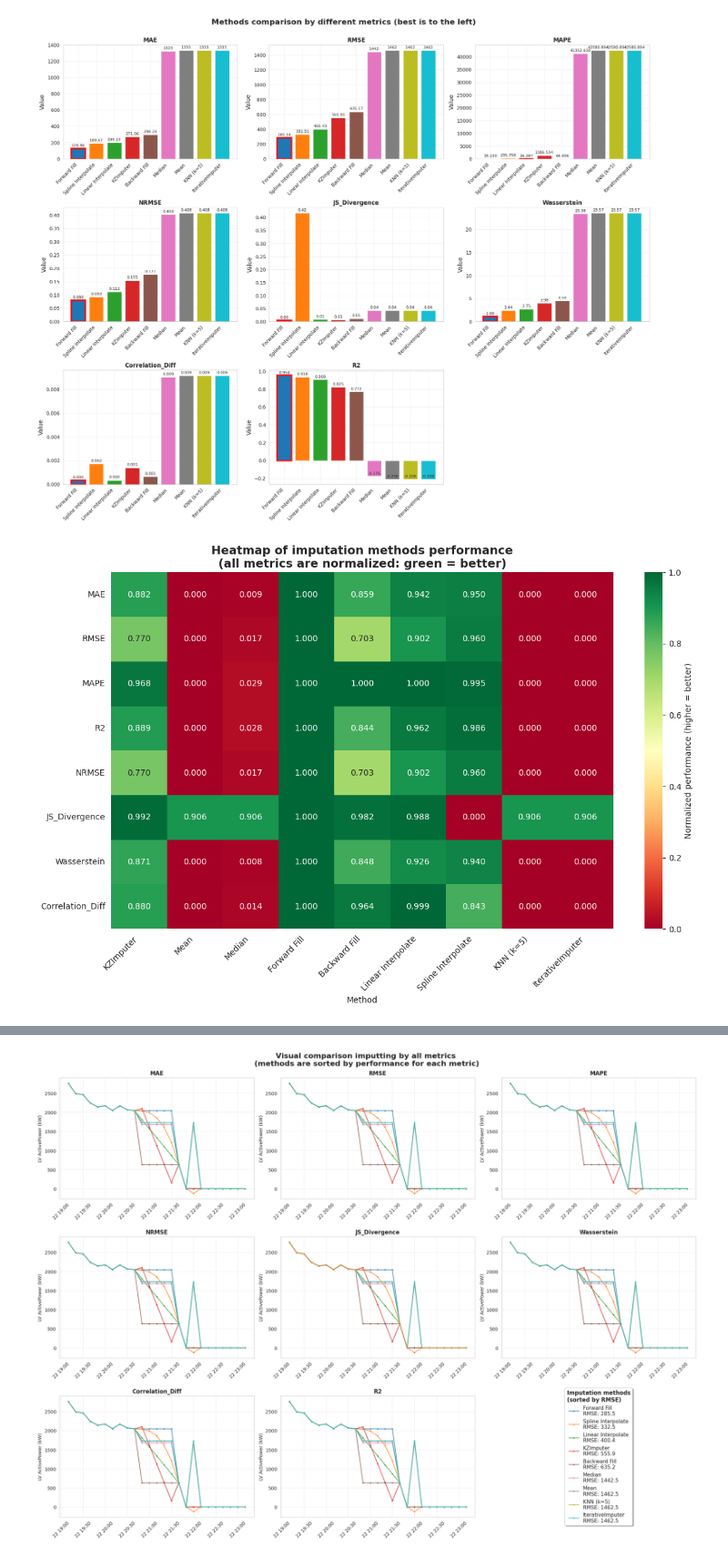
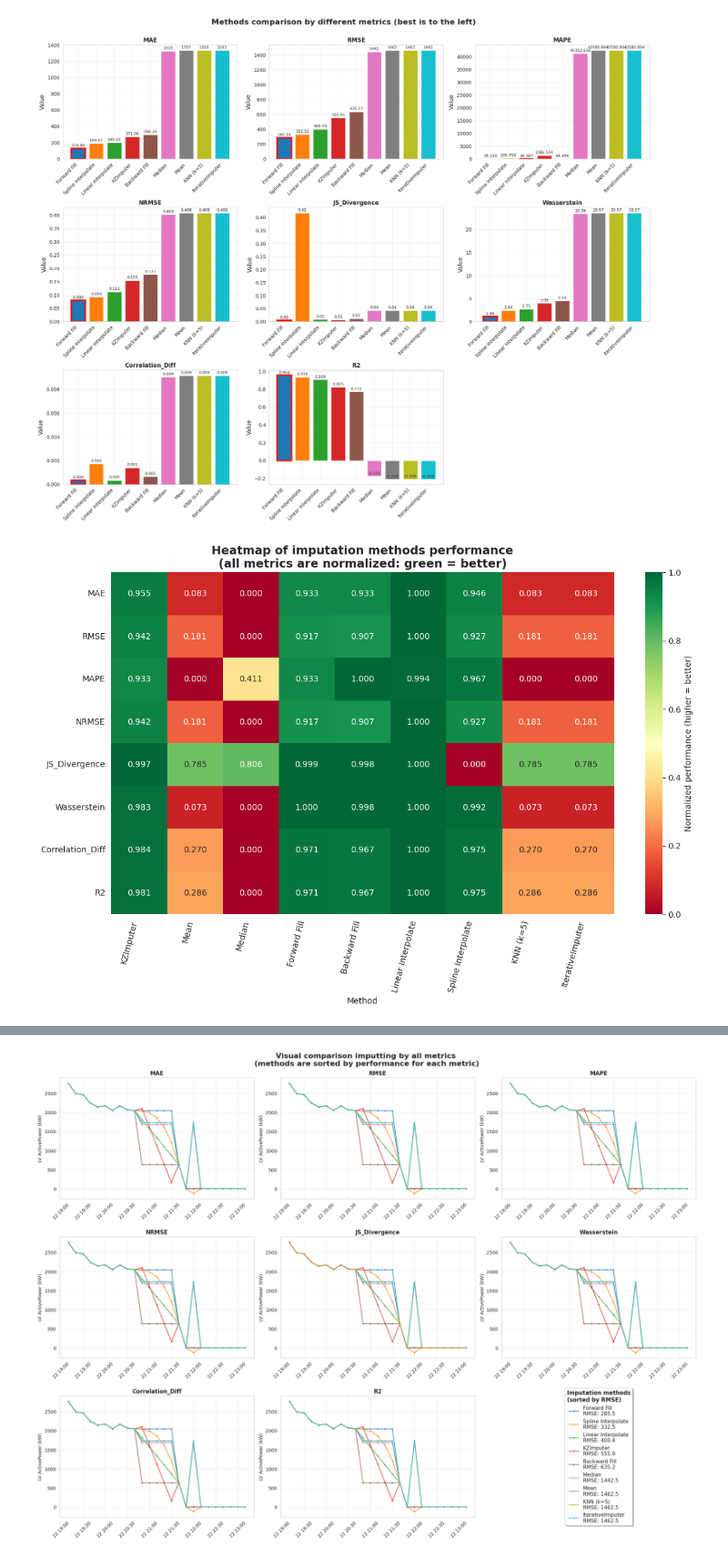
Before and after one commit to s-kav/kz_data_imputation, a Jupyter notebook: notebooks/analysis.ipynb, the cells around one changed output, grey strips where cells are left out. Shown at 91% size. Saved outputs shown, nothing was run; the diff lists cells and outputs as text; code cells hidden in the pictures.

```diff
--- a/notebooks/analysis.ipynb
+++ b/notebooks/analysis.ipynb
@@ -217,11 +493,5 @@ results_df
 # %%
-minimize_metrics = ['MAE', 'RMSE', 'MAPE', 'NRMSE', 'JS_Divergence', 'Wasserstein', 'Correlation_Diff', 'Time (s)']
-maximize_metrics = ['R2']
-all_main_metrics = minimize_metrics[:-1] + maximize_metrics
-
-all_metrics = minimize_metrics + maximize_metrics
-
-fig, axes = plt.subplots(3, 3, figsize=(18, 14))
+fig, axes = plt.subplots(3, 3, figsize = (18, 14))
 axes = axes.flatten()
 
 for i, metric in enumerate(all_metrics):
@@ -229,7 +499,7 @@ for i, metric in enumerate(all_metrics):
     # transform DataFrame with column "Method" and metric
     metric_df = results_df.reset_index()[['Method', metric]].copy()
 
-    # Сортировка
+    # sorting
     ascending = metric in minimize_metrics
     metric_df = metric_df.sort_values(by=metric, ascending=ascending)
 
@@ -240,29 +510,29 @@ for i, metric in enumerate(all_metrics):
     formatted_labels = [format_label(m) for m in metric_df['Method']]
 
     sns.barplot(
-        data=metric_df,
-        x='Method',
-        y=metric,
-        hue='Method',
-        palette='viridis',
-        legend=False,
-        ax=ax
+        data = metric_df,
+        x = 'Method',
+        y = metric,
+        hue = 'Method',
+        palette = 'viridis',
+        legend = False,
+        ax = ax
     )
 
-    ax.set_title(metric, fontsize=14)
-    ax.set_ylabel('Value', fontsize=12)
+    ax.set_title(metric, fontsize = 14)
+    ax.set_ylabel('Value', fontsize = 12)
     ax.set_xlabel('')
     ax.set_xticks(range(len(formatted_labels)))
-    ax.set_xticklabels(formatted_labels, rotation=75, ha='right')
+    ax.set_xticklabels(formatted_labels, rotation = 75, ha = 'right')
 
     for container in ax.containers:
-        ax.bar_label(container, fmt='%.2f', fontsize=9)
+        ax.bar_label(container, fmt = '%.2f', fontsize = 9)
 
 if len(all_metrics) < len(axes):
     for j in range(len(all_metrics), len(axes)):
         fig.delaxes(axes[j])
 
 plt.tight_layout()
-plt.suptitle("Methods comparison by different metrics (best is to the left)", fontsize=18, y=1.02)
+plt.suptitle("Methods comparison by different metrics (best is to the left)", fontsize = 18, y = 1.02)
 plt.show()
 # %% [output]
@@ -380,29 +650,29 @@ plt.show()
 # %%
 # Extra: Create a heat map for better visibility
 plt.figure(figsize=(12, 8))
 
 # Normalize data for heat map (0-1 scale for each metric)
-normalized_data = results_df[metrics].copy()
-for metric in metrics:
+normalized_data = results_df[all_main_metrics].copy()
+for metric in all_main_metrics:
     if metric in minimize_metrics[:-1]:
         normalized_data[metric] = 1 - (normalized_data[metric] - normalized_data[metric].min()) / (normalized_data[metric].max() - normalized_data[metric].min())
     else:
         normalized_data[metric] = (normalized_data[metric] - normalized_data[metric].min()) / (normalized_data[metric].max() - normalized_data[metric].min())
 
-# Создаем тепловую карту
+# create heatmap
 sns.heatmap(normalized_data.T,
            annot=True,
            fmt='.3f',
            cmap='RdYlGn',
            xticklabels=results_df.index,
-           yticklabels=metrics,
+           yticklabels=all_main_metrics,
            cbar_kws={'label': 'Normalized performance (higher = better)'})
 
 plt.title('Heatmap of imputation methods performance\n(all metrics are normalized: green = better)',
           fontsize=14, fontweight='bold')
-plt.xticks(rotation=45, ha='right')
+plt.xticks(rotation=75, ha='right')
 plt.yticks(rotation=0)
 plt.tight_layout()
 plt.show()
 # %% [output]
-[figure, old version]
+[figure, new version]
```
Also changed, not shown: parts of 26 cells of this notebook, 4 other files.
